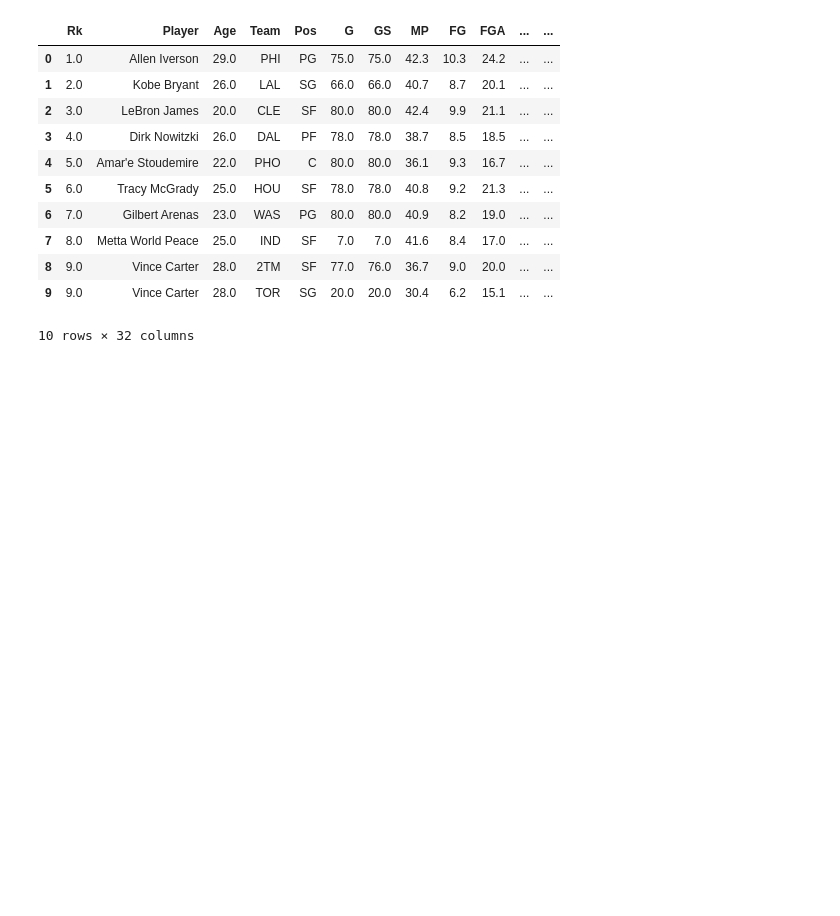
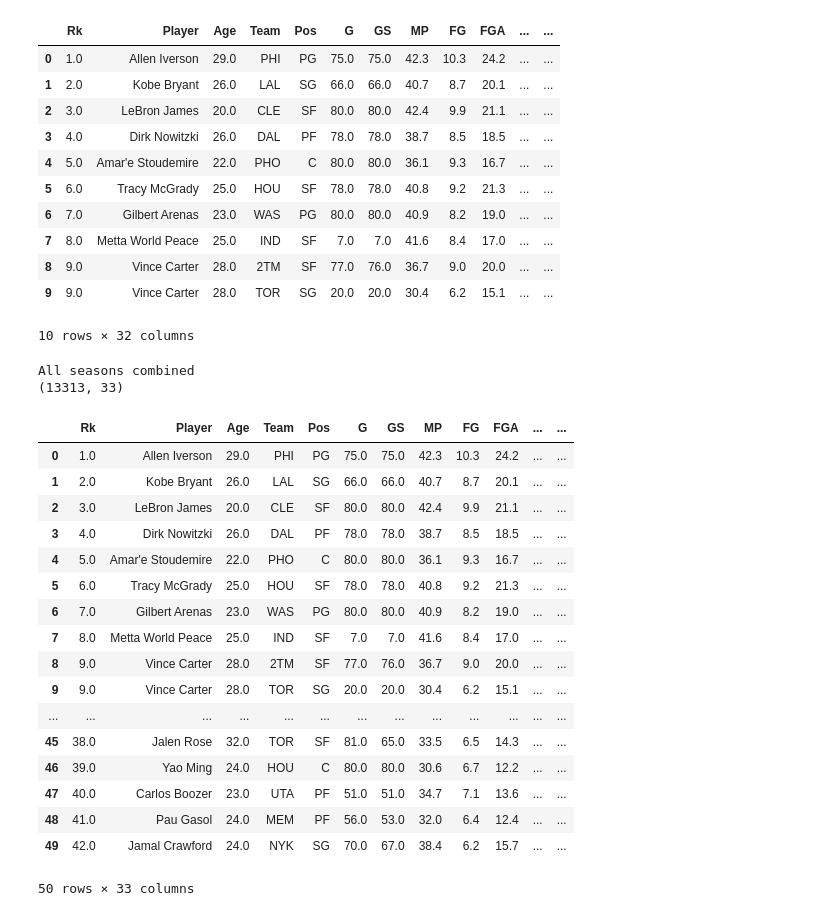
Before and after one commit to maadmaaax/Project_NBA_GroupM, a Jupyter notebook: Analyse_Principale.ipynb, the cells around one changed output. Saved outputs shown, nothing was run; the diff lists cells and outputs as text; code cells hidden in the pictures; blank space fills up the shorter version.

```diff
--- a/Analyse_Principale.ipynb
+++ b/Analyse_Principale.ipynb
@@ -152,3 +146,48 @@ rs2005.head(10)
 | 8 | 9.0 | Vince Carter | 28.0 | 2TM | SF | 77.0 | 76.0 | 36.7 | 9.0 | 20.0 | ... | ... |
 | 9 | 9.0 | Vince Carter | 28.0 | TOR | SG | 20.0 | 20.0 | 30.4 | 6.2 | 15.1 | ... | ... |
 10 rows × 32 columns
+# %%
+#---Combine every seasons from 2005 to 2025 to determine score max & score min
+#for every variable that are useful in our analysis
+
+# 1. Merge all df in a list
+all_dfs_list = [
+    rs2005, rs2006, rs2007, rs2008, rs2009, rs2010,
+    rs2011, rs2012, rs2013, rs2014, rs2015, rs2016,
+    rs2017, rs2018, rs2019, rs2020, rs2021, rs2022,
+    rs2023, rs2024, rs2025
+]
+
+#We concat all in one big Dataframe
+#and we add 'season' column
+season = 2005
+for df in all_dfs_list:
+  df['Season'] = season
+  season += 1
+
+nbas_data_full = pd.concat(all_dfs_list, ignore_index=True)
+
+print("All seasons combined")
+print(nbas_data_full.shape)
+display(nbas_data_full.head(50))
+# %% [output]
+All seasons combined
+(13313, 33)
+|  | Rk | Player | Age | Team | Pos | G | GS | MP | FG | FGA | ... | ... |
+| 0 | 1.0 | Allen Iverson | 29.0 | PHI | PG | 75.0 | 75.0 | 42.3 | 10.3 | 24.2 | ... | ... |
+| 1 | 2.0 | Kobe Bryant | 26.0 | LAL | SG | 66.0 | 66.0 | 40.7 | 8.7 | 20.1 | ... | ... |
+| 2 | 3.0 | LeBron James | 20.0 | CLE | SF | 80.0 | 80.0 | 42.4 | 9.9 | 21.1 | ... | ... |
+| 3 | 4.0 | Dirk Nowitzki | 26.0 | DAL | PF | 78.0 | 78.0 | 38.7 | 8.5 | 18.5 | ... | ... |
+| 4 | 5.0 | Amar'e Stoudemire | 22.0 | PHO | C | 80.0 | 80.0 | 36.1 | 9.3 | 16.7 | ... | ... |
+| 5 | 6.0 | Tracy McGrady | 25.0 | HOU | SF | 78.0 | 78.0 | 40.8 | 9.2 | 21.3 | ... | ... |
+| 6 | 7.0 | Gilbert Arenas | 23.0 | WAS | PG | 80.0 | 80.0 | 40.9 | 8.2 | 19.0 | ... | ... |
+| 7 | 8.0 | Metta World Peace | 25.0 | IND | SF | 7.0 | 7.0 | 41.6 | 8.4 | 17.0 | ... | ... |
+| 8 | 9.0 | Vince Carter | 28.0 | 2TM | SF | 77.0 | 76.0 | 36.7 | 9.0 | 20.0 | ... | ... |
+| 9 | 9.0 | Vince Carter | 28.0 | TOR | SG | 20.0 | 20.0 | 30.4 | 6.2 | 15.1 | ... | ... |
+| ... | ... | ... | ... | ... | ... | ... | ... | ... | ... | ... | ... | ... |
+| 45 | 38.0 | Jalen Rose | 32.0 | TOR | SF | 81.0 | 65.0 | 33.5 | 6.5 | 14.3 | ... | ... |
+| 46 | 39.0 | Yao Ming | 24.0 | HOU | C | 80.0 | 80.0 | 30.6 | 6.7 | 12.2 | ... | ... |
+| 47 | 40.0 | Carlos Boozer | 23.0 | UTA | PF | 51.0 | 51.0 | 34.7 | 7.1 | 13.6 | ... | ... |
+| 48 | 41.0 | Pau Gasol | 24.0 | MEM | PF | 56.0 | 53.0 | 32.0 | 6.4 | 12.4 | ... | ... |
+| 49 | 42.0 | Jamal Crawford | 24.0 | NYK | SG | 70.0 | 67.0 | 38.4 | 6.2 | 15.7 | ... | ... |
+50 rows × 33 columns
```
Also changed, not shown: parts of 6 cells of this notebook.
